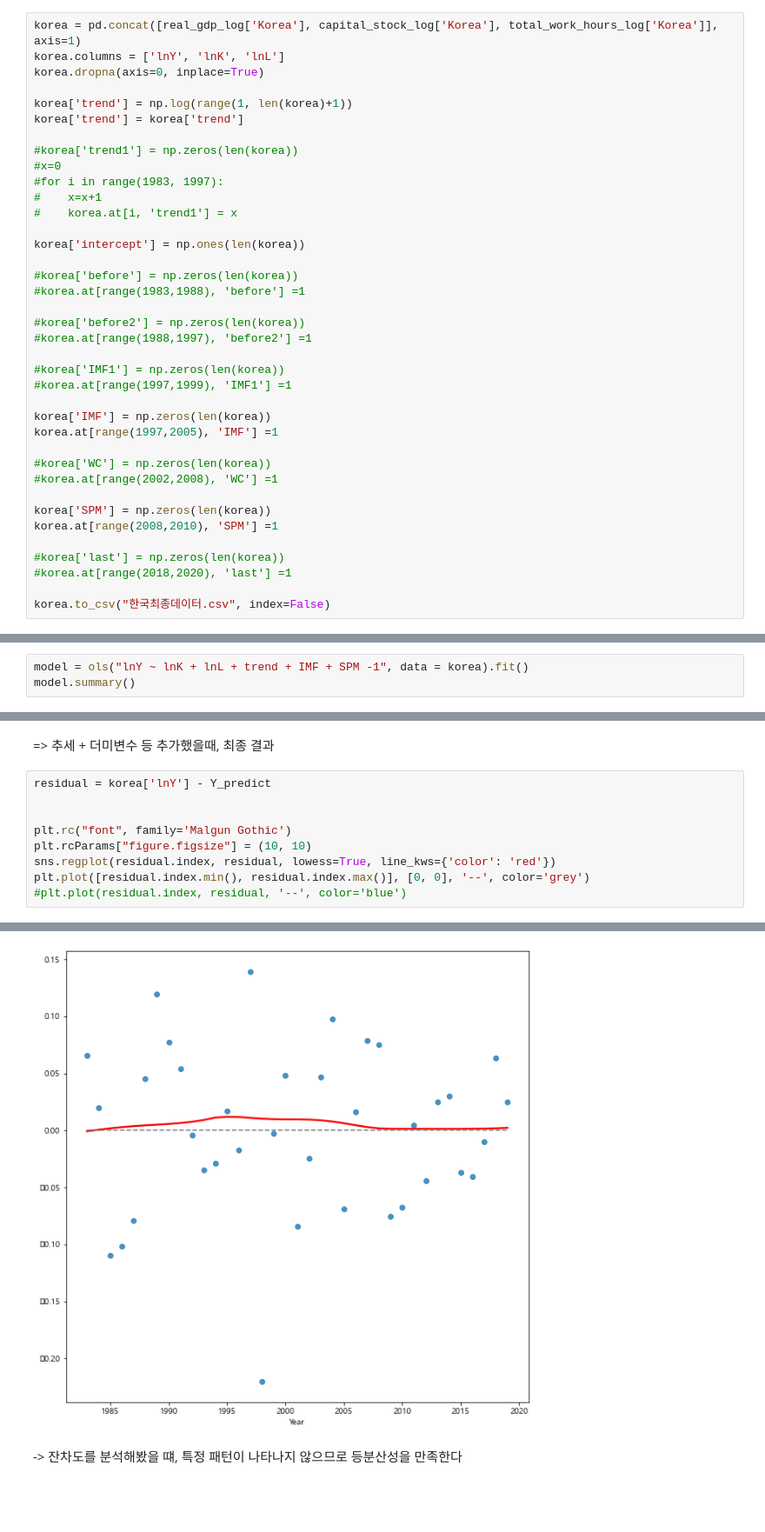
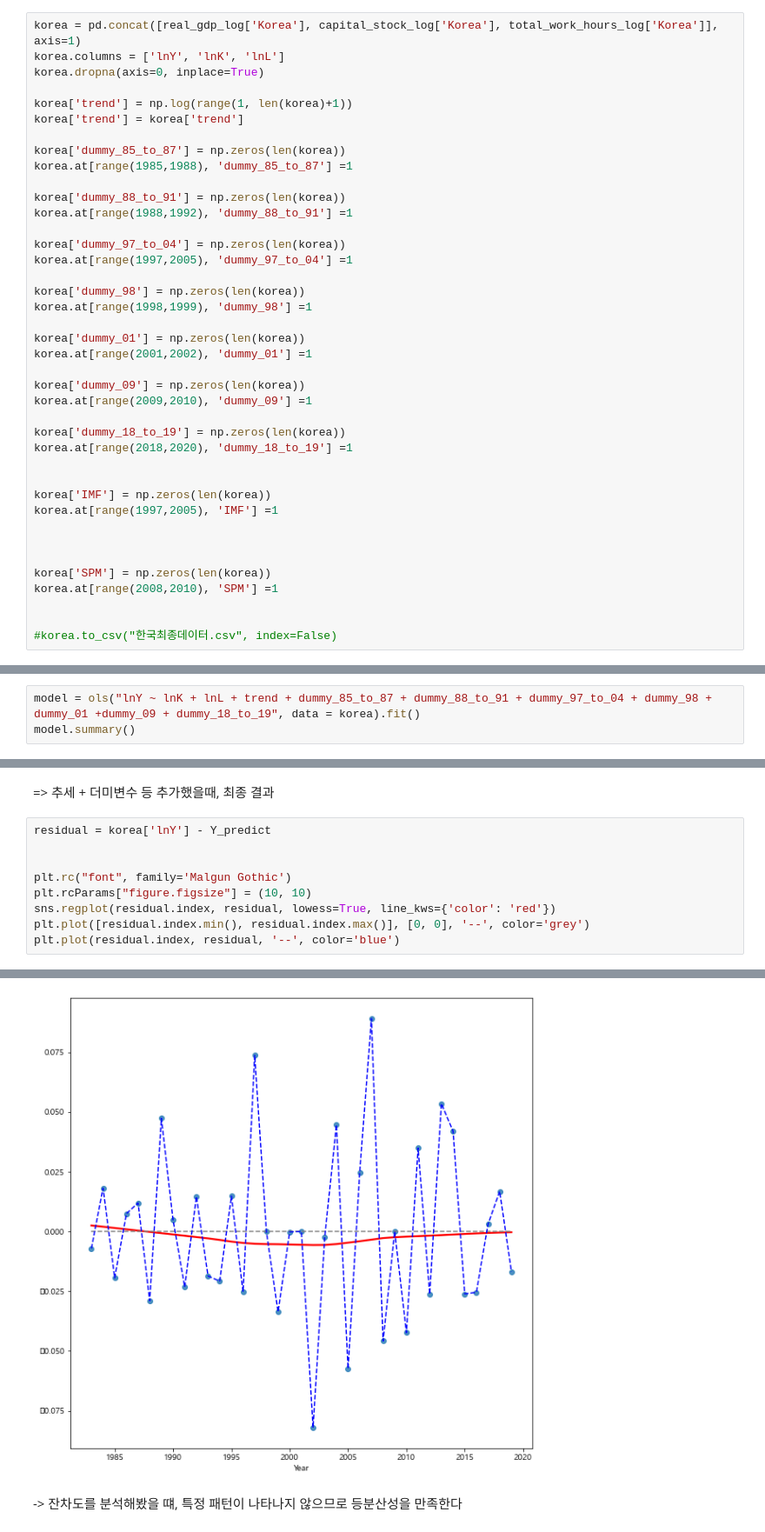
Before and after one commit to jonghwi-kim/Cobb-Douglas-production-function, a Jupyter notebook: regression.ipynb, the cells around one changed output, grey strips where cells are left out. Shown at 87% size. Saved outputs shown, nothing was run; the diff lists cells and outputs as text; blank space fills up the shorter version.

```diff
--- a/regression.ipynb
+++ b/regression.ipynb
@@ -46,36 +58,38 @@ korea.dropna(axis=0, inplace=True)
 korea['trend'] = np.log(range(1, len(korea)+1))
 korea['trend'] = korea['trend']
 
-#korea['trend1'] = np.zeros(len(korea))
-#x=0
-#for i in range(1983, 1997):
-#    x=x+1
-#    korea.at[i, 'trend1'] = x
+korea['dummy_85_to_87'] = np.zeros(len(korea))
+korea.at[range(1985,1988), 'dummy_85_to_87'] =1
 
-korea['intercept'] = np.ones(len(korea))
+korea['dummy_88_to_91'] = np.zeros(len(korea))
+korea.at[range(1988,1992), 'dummy_88_to_91'] =1
 
-#korea['before'] = np.zeros(len(korea))
-#korea.at[range(1983,1988), 'before'] =1
+korea['dummy_97_to_04'] = np.zeros(len(korea))
+korea.at[range(1997,2005), 'dummy_97_to_04'] =1
 
-#korea['before2'] = np.zeros(len(korea))
-#korea.at[range(1988,1997), 'before2'] =1
+korea['dummy_98'] = np.zeros(len(korea))
+korea.at[range(1998,1999), 'dummy_98'] =1
 
-#korea['IMF1'] = np.zeros(len(korea))
-#korea.at[range(1997,1999), 'IMF1'] =1
+korea['dummy_01'] = np.zeros(len(korea))
+korea.at[range(2001,2002), 'dummy_01'] =1
+
+korea['dummy_09'] = np.zeros(len(korea))
+korea.at[range(2009,2010), 'dummy_09'] =1
+
+korea['dummy_18_to_19'] = np.zeros(len(korea))
+korea.at[range(2018,2020), 'dummy_18_to_19'] =1
+
 
 korea['IMF'] = np.zeros(len(korea))
 korea.at[range(1997,2005), 'IMF'] =1
 
-#korea['WC'] = np.zeros(len(korea))
-#korea.at[range(2002,2008), 'WC'] =1
+
 
 korea['SPM'] = np.zeros(len(korea))
 korea.at[range(2008,2010), 'SPM'] =1
 
-#korea['last'] = np.zeros(len(korea))
-#korea.at[range(2018,2020), 'last'] =1
 
-korea.to_csv("한국최종데이터.csv", index=False)
+#korea.to_csv("한국최종데이터.csv", index=False)
 # %% [markdown]
 ADF test (단위근, 정상성 검정)
 
@@ -138,7 +152,7 @@ Critical Values:
         : -4.462
         : -4.093
 # %%
-model = ols("lnY ~ lnK + lnL + trend + IMF + SPM -1", data = korea).fit()
+model = ols("lnY ~ lnK + lnL + trend + dummy_85_to_87 + dummy_88_to_91 + dummy_97_to_04 + dummy_98 + dummy_01 +dummy_09 + dummy_18_to_19", data = korea).fit()
 model.summary()
 # %% [output]
 OLS Regression Results
@@ -197,15 +220,15 @@ plt.legend()
 # %%
 residual = korea['lnY'] - Y_predict
 
 
 plt.rc("font", family='Malgun Gothic')
 plt.rcParams["figure.figsize"] = (10, 10)
 sns.regplot(residual.index, residual, lowess=True, line_kws={'color': 'red'})
 plt.plot([residual.index.min(), residual.index.max()], [0, 0], '--', color='grey')
-#plt.plot(residual.index, residual, '--', color='blue')
+plt.plot(residual.index, residual, '--', color='blue')
 # %% [output]
 [<matplotlib.lines.Line2D at 0x...>]
-[figure, old version]
+[figure, new version]
 # %% [markdown]
 -> 잔차도를 분석해봤을 떄, 특정 패턴이 나타나지 않으므로 등분산성을 만족한다
 # %%
```
Also changed, not shown: parts of 34 cells of this notebook.
